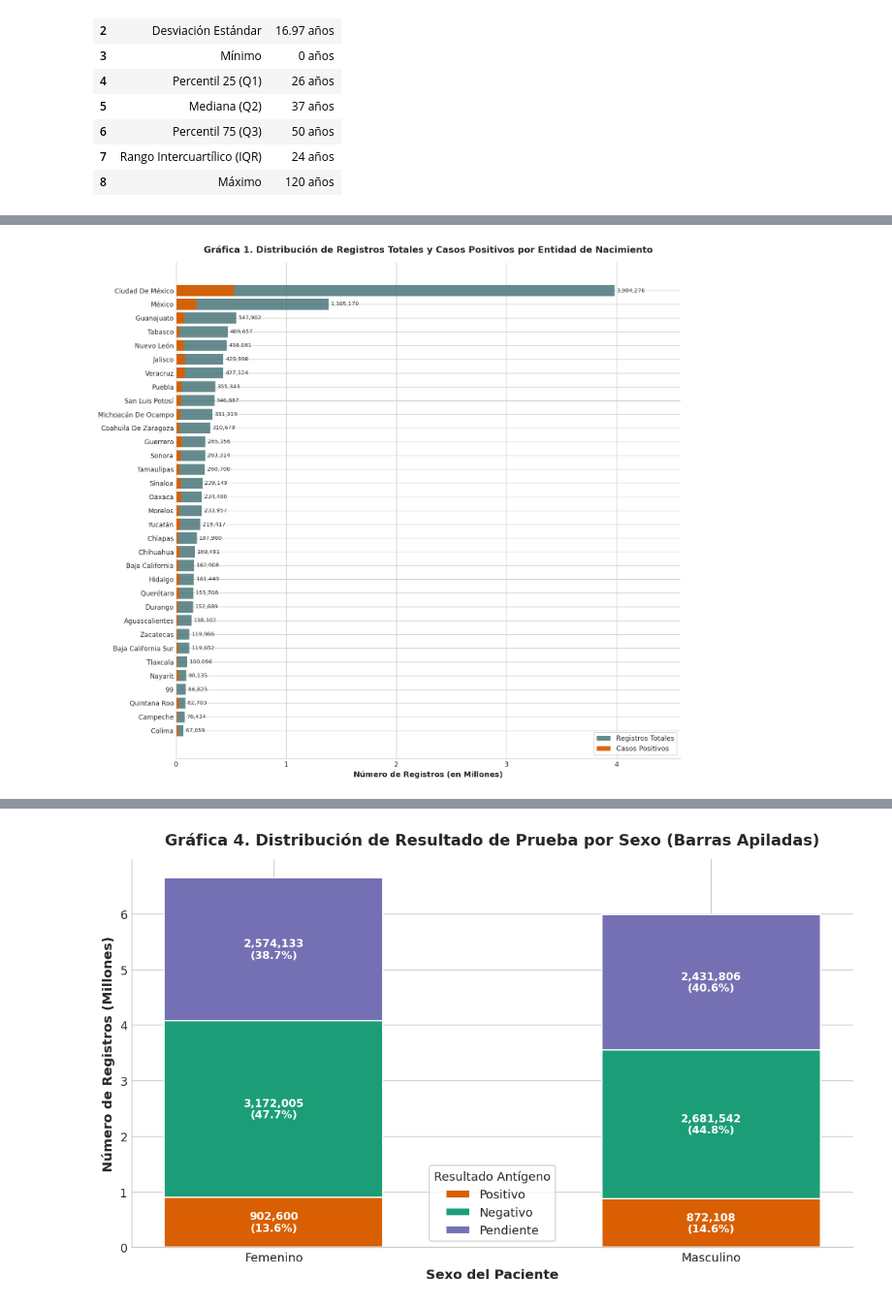
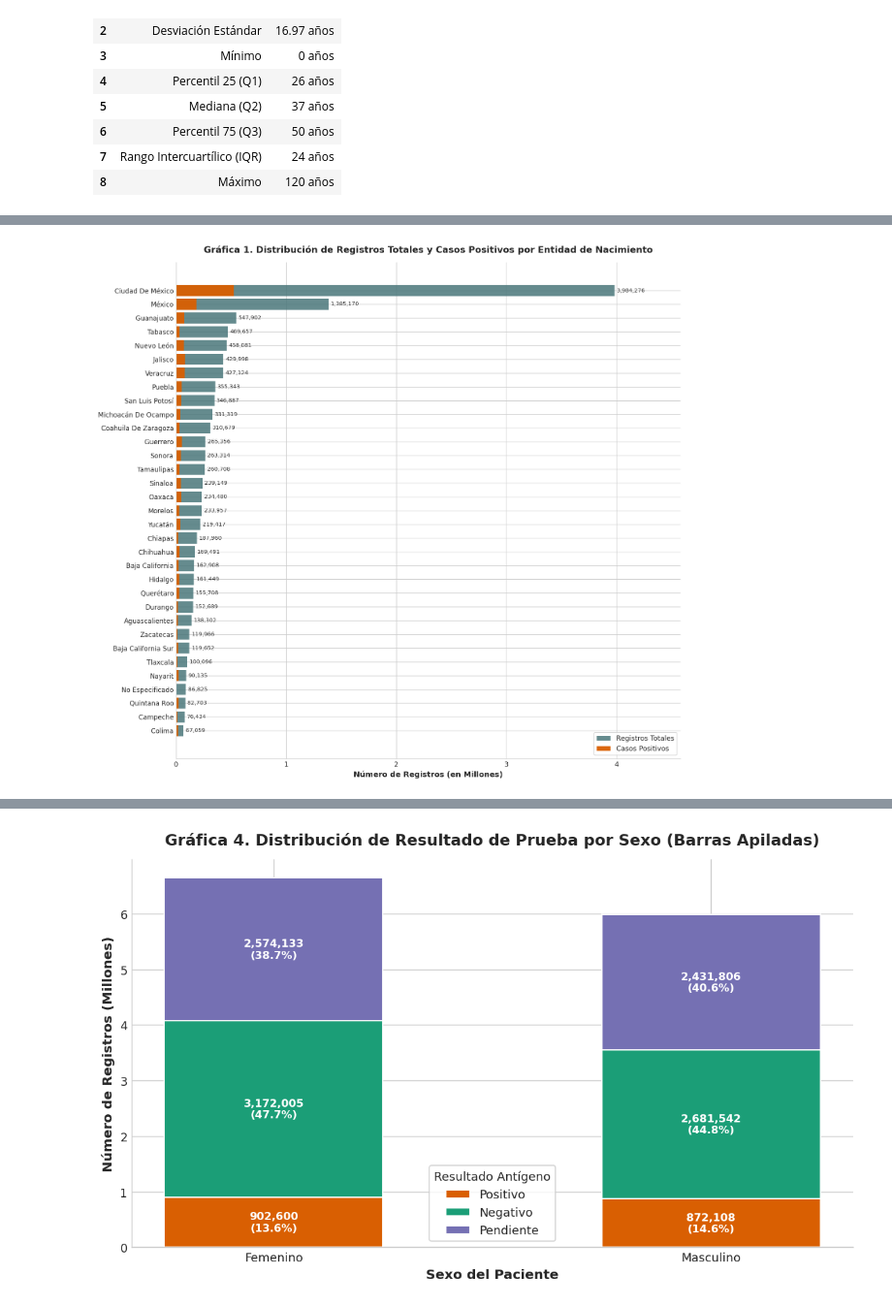
Before and after one commit to 25041098-mxitd/Covid19-Estadistica-Itd-Unidad-VI, a Jupyter notebook: Analisis_COVID19_Mexico_2020_2021.ipynb, the cells around one changed output, grey strips where cells are left out. Shown at 97% size. Drawn from its saved outputs; the diff is of its cells as text; code cells hidden in the pictures.

```diff
--- a/Analisis_COVID19_Mexico_2020_2021.ipynb
+++ b/Analisis_COVID19_Mexico_2020_2021.ipynb
@@ -209,33 +226,97 @@ Se construyen **6 visualizaciones** para explorar la distribución geográfica,
 6. **Gráfica 6:** Barras horizontales comparativas de prevalencia por comorbilidad.
 # %%
 # Gráfica 1: Registros por entidad federativa
-conteo_entidad = df.groupby(['ENTIDAD_NAC', 'RESULTADO_ANTIGENO'], observed=False).size().unstack(fill_value=0)
+
+conteo_entidad = (
+    df.groupby(
+        ['ENTIDAD_NAC', 'RESULTADO_ANTIGENO'],
+        observed=False
+    )
+    .size()
+    .unstack(fill_value=0)
+)
+
 conteo_entidad['Total'] = conteo_entidad.sum(axis=1)
-conteo_entidad = conteo_entidad.sort_values('Total', ascending=True)
+
+# Renombrar código 99 (registros sin entidad de nacimiento especificada)
+conteo_entidad = conteo_entidad.rename(
+    index={'99': 'No Especificado'}
+)
+
+conteo_entidad = conteo_entidad.rename(
+    index={99: 'No Especificado'}
+)
+
+conteo_entidad = conteo_entidad.sort_values(
+    'Total',
+    ascending=True
+)
 
 fig, ax = plt.subplots(figsize=(12, 11))
+
 y_pos = np.arange(len(conteo_entidad))
 
-ax.barh(y_pos, conteo_entidad['Total'] / 1e6, color='#4A777A', alpha=0.85, label='Registros Totales')
+ax.barh(
+    y_pos,
+    conteo_entidad['Total'] / 1e6,
+    color='#4A777A',
+    alpha=0.85,
+    label='Registros Totales'
+)
+
 if 'Positivo' in conteo_entidad.columns:
-    ax.barh(y_pos, conteo_entidad['Positivo'] / 1e6, color='#D95F02', alpha=0.95, label='Casos Positivos')
+    ax.barh(
+        y_pos,
+        conteo_entidad['Positivo'] / 1e6,
+        color='#D95F02',
+        alpha=0.95,
+        label='Casos Positivos'
+    )
 
 ax.set_yticks(y_pos)
 ax.set_yticklabels(conteo_entidad.index, fontsize=9.5)
-ax.set_xlabel('Número de Registros (en Millones)', fontsize=11, fontweight='bold')
-ax.set_title('Gráfica 1. Distribución de Registros Totales y Casos Positivos por Entidad de Nacimiento', fontsize=13, fontweight='bold', pad=14)
-ax.legend(loc='lower right', frameon=True, fontsize=10)
+
+ax.set_xlabel(
+    'Número de Registros (en Millones)',
+    fontsize=11,
+    fontweight='bold'
+)
+
+ax.set_title(
+    'Gráfica 1. Distribución de Registros Totales y Casos Positivos por Entidad de Nacimiento',
+    fontsize=13,
+    fontweight='bold',
+    pad=14
+)
+
+ax.legend(
+    loc='lower right',
+    frameon=True,
+    fontsize=10
+)
+
 ax.spines['top'].set_visible(False)
 ax.spines['right'].set_visible(False)
 
 for i, total in enumerate(conteo_entidad['Total']):
-    ax.text((total / 1e6) + 0.02, i, f"{total:,}", va='center', fontsize=8, color='#333333')
+    ax.text(
+        (total / 1e6) + 0.02,
+        i,
+        f"{total:,}",
+        va='center',
+        fontsize=8,
+        color='#333333'
+    )
 
-plt.xlim(0, (conteo_entidad['Total'].max() / 1e6) * 1.15)
+plt.xlim(
+    0,
+    (conteo_entidad['Total'].max() / 1e6) * 1.15
+)
+
 plt.tight_layout()
 plt.show()
 # %% [output]
-[figure, old version]
+[figure, new version]
 # %%
 # Gráfica 2: Histograma de edad
 edades_totales = df['EDAD'][(df['EDAD'] >= 0) & (df['EDAD'] <= 110)].dropna()
```
Also changed, not shown: parts of 19 cells of this notebook.
